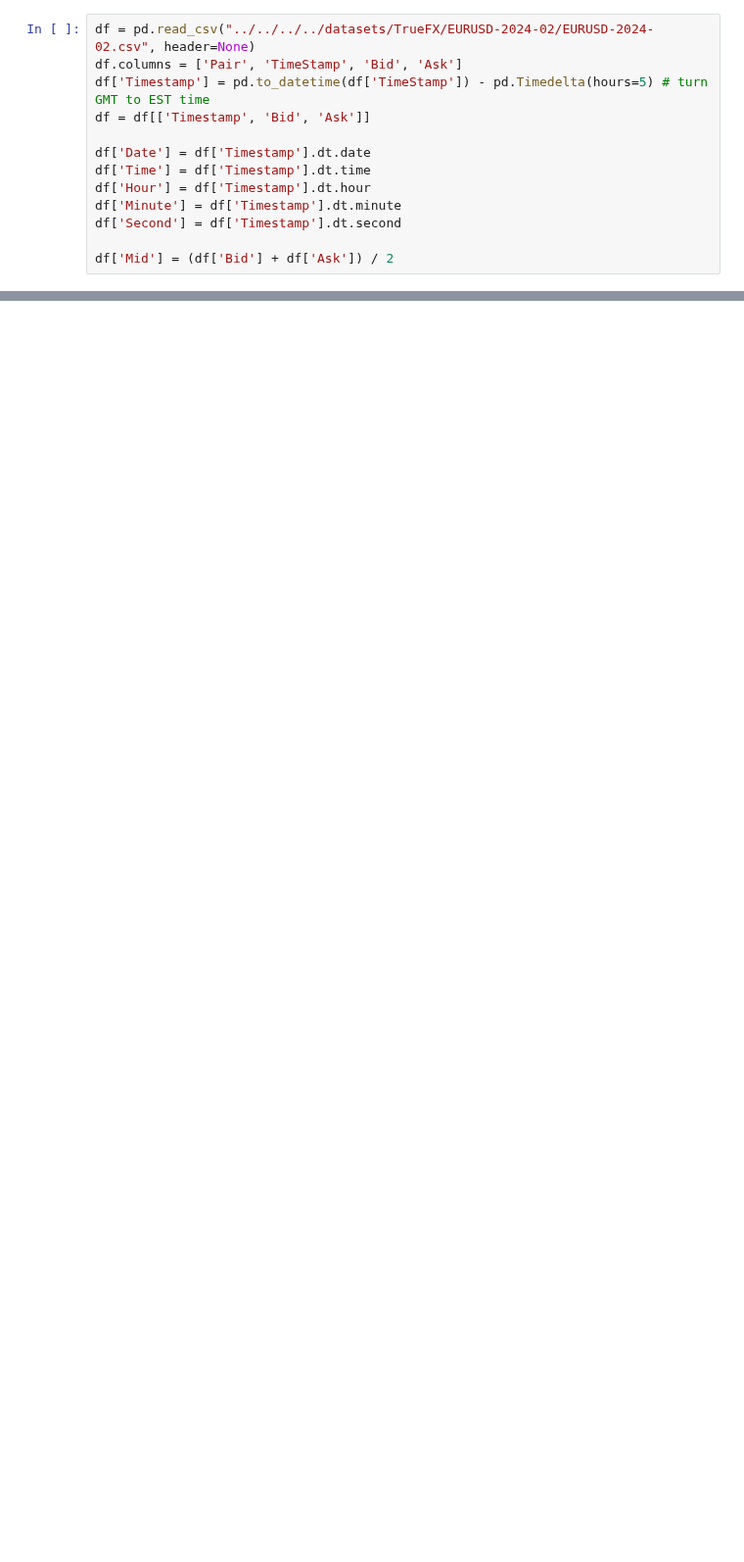
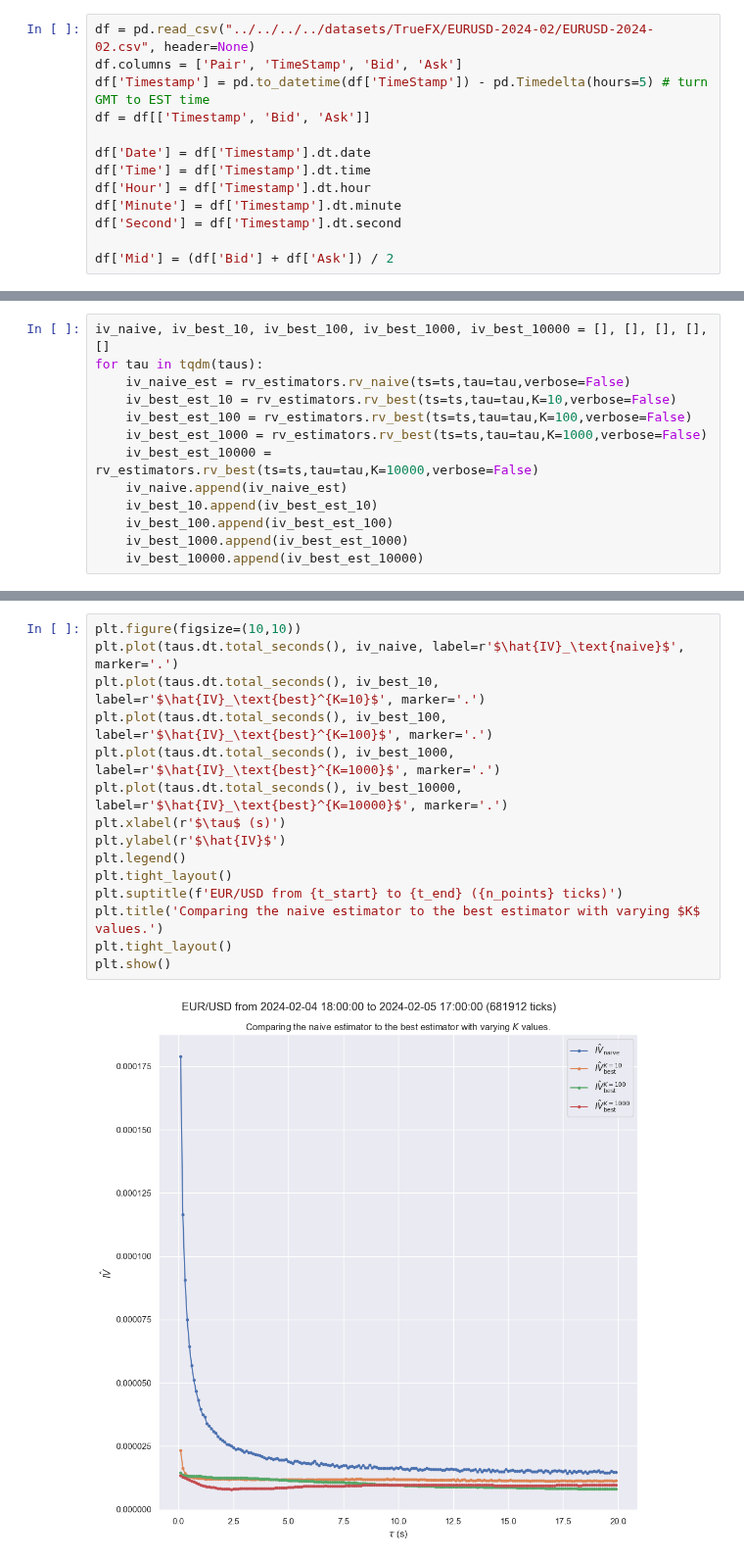
Before and after one commit to gaetanX21/hf-volatility, a Jupyter notebook: src/notebooks/clean/FX/EURUSD.ipynb, the cells around one changed output, grey strips where cells are left out. Shown at 98% size. Cells and saved outputs as stored; diff of their text form; blank space fills up the shorter version.

```diff
--- a/src/notebooks/clean/FX/EURUSD.ipynb
+++ b/src/notebooks/clean/FX/EURUSD.ipynb
@@ -71,0 +79,13 @@ for hour in hours[:1]:
+# %%
+iv_naive, iv_best_10, iv_best_100, iv_best_1000, iv_best_10000 = [], [], [], [], []
+for tau in tqdm(taus):
+    iv_naive_est = rv_estimators.rv_naive(ts=ts,tau=tau,verbose=False)
+    iv_best_est_10 = rv_estimators.rv_best(ts=ts,tau=tau,K=10,verbose=False)
+    iv_best_est_100 = rv_estimators.rv_best(ts=ts,tau=tau,K=100,verbose=False)
+    iv_best_est_1000 = rv_estimators.rv_best(ts=ts,tau=tau,K=1000,verbose=False)
+    iv_best_est_10000 = rv_estimators.rv_best(ts=ts,tau=tau,K=10000,verbose=False)
+    iv_naive.append(iv_naive_est)
+    iv_best_10.append(iv_best_est_10)
+    iv_best_100.append(iv_best_est_100)
+    iv_best_1000.append(iv_best_est_1000)
+    iv_best_10000.append(iv_best_est_10000)
@@ -71,0 +96,17 @@ for hour in hours[:1]:
+# %%
+plt.figure(figsize=(10,10))
+plt.plot(taus.dt.total_seconds(), iv_naive, label=r'$\hat{IV}_\text{naive}$', marker='.')
+plt.plot(taus.dt.total_seconds(), iv_best_10, label=r'$\hat{IV}_\text{best}^{K=10}$', marker='.')
+plt.plot(taus.dt.total_seconds(), iv_best_100, label=r'$\hat{IV}_\text{best}^{K=100}$', marker='.')
+plt.plot(taus.dt.total_seconds(), iv_best_1000, label=r'$\hat{IV}_\text{best}^{K=1000}$', marker='.')
+plt.plot(taus.dt.total_seconds(), iv_best_10000, label=r'$\hat{IV}_\text{best}^{K=10000}$', marker='.')
+plt.xlabel(r'$\tau$ (s)')
+plt.ylabel(r'$\hat{IV}$')
+plt.legend()
+plt.tight_layout()
+plt.suptitle(f'EUR/USD from {t_start} to {t_end} ({n_points} ticks)')
+plt.title('Comparing the naive estimator to the best estimator with varying $K$ values.')
+plt.tight_layout()
+plt.show()
+# %% [output]
+[figure, added]
```
Also changed, not shown: parts of 7 cells of this notebook, 4 other files.
